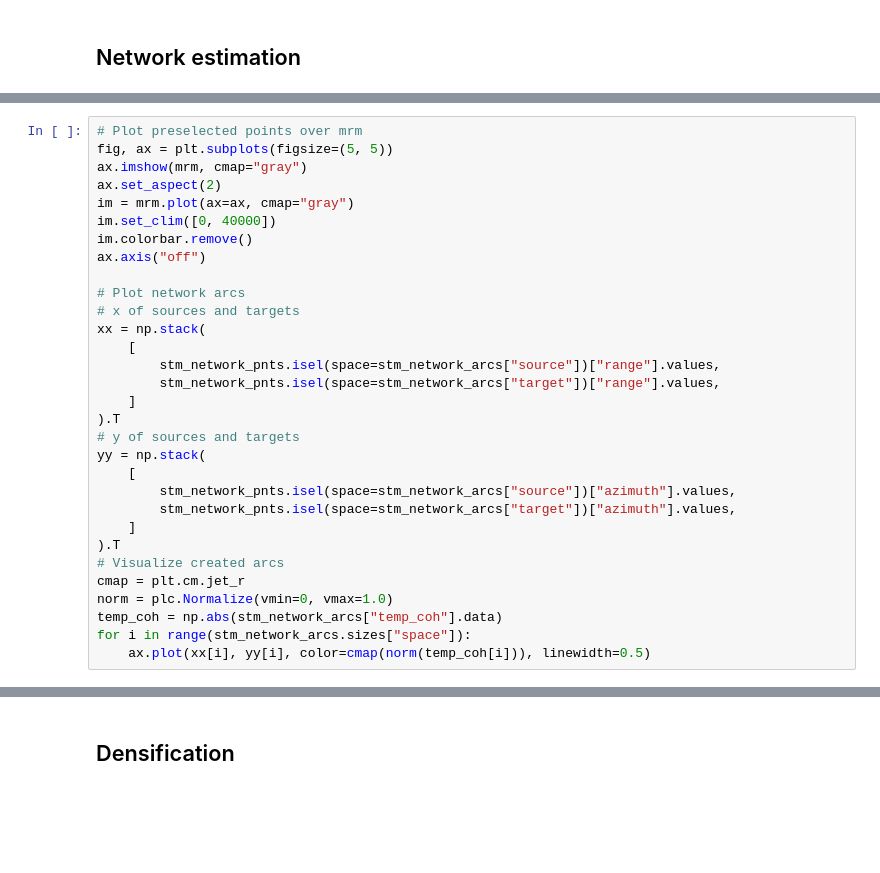
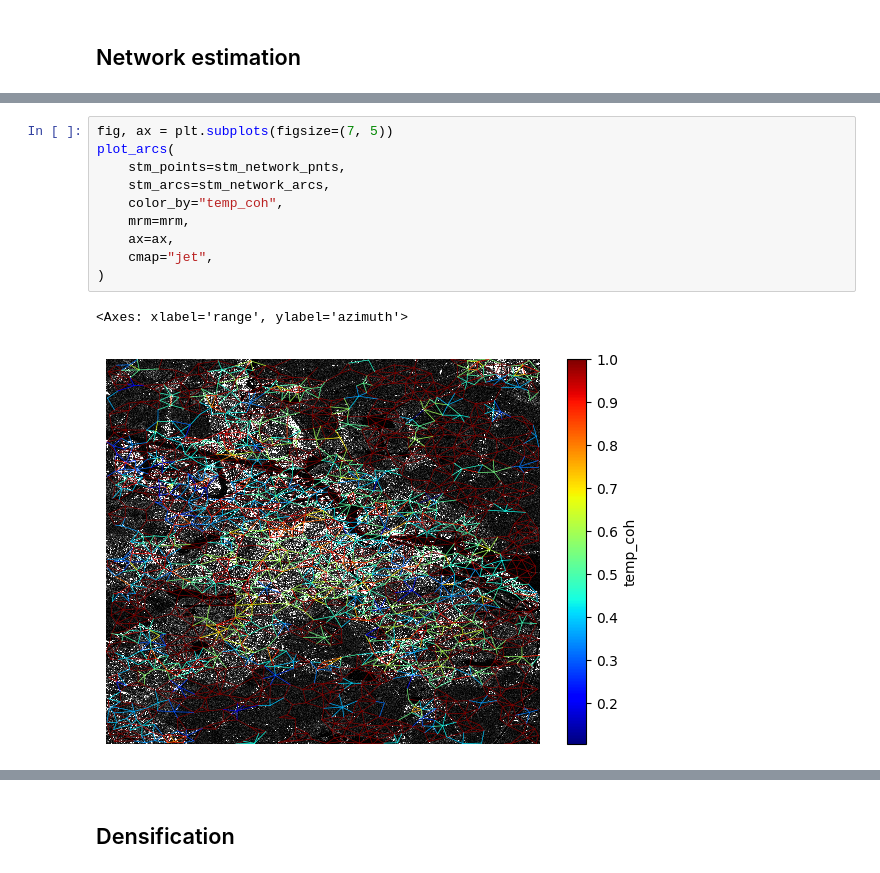
Before and after one commit to TUDelftGeodesy/DePSI, a Jupyter notebook: docs/notebooks/demo_depsi_full.ipynb, the cells around one changed output, grey strips where cells are left out. Saved outputs shown, nothing was run; the diff lists cells and outputs as text; blank space fills up the shorter version.

```diff
--- a/docs/notebooks/demo_depsi_full.ipynb
+++ b/docs/notebooks/demo_depsi_full.ipynb
@@ -217,34 +357,16 @@ stm_network_arcs
 # %%
-# Plot preselected points over mrm
-fig, ax = plt.subplots(figsize=(5, 5))
-ax.imshow(mrm, cmap="gray")
-ax.set_aspect(2)
-im = mrm.plot(ax=ax, cmap="gray")
-im.set_clim([0, 40000])
-im.colorbar.remove()
-ax.axis("off")
-
-# Plot network arcs
-# x of sources and targets
-xx = np.stack(
-    [
-        stm_network_pnts.isel(space=stm_network_arcs["source"])["range"].values,
-        stm_network_pnts.isel(space=stm_network_arcs["target"])["range"].values,
-    ]
-).T
-# y of sources and targets
-yy = np.stack(
-    [
-        stm_network_pnts.isel(space=stm_network_arcs["source"])["azimuth"].values,
-        stm_network_pnts.isel(space=stm_network_arcs["target"])["azimuth"].values,
-    ]
-).T
-# Visualize created arcs
-cmap = plt.cm.jet_r
-norm = plc.Normalize(vmin=0, vmax=1.0)
-temp_coh = np.abs(stm_network_arcs["temp_coh"].data)
-for i in range(stm_network_arcs.sizes["space"]):
-    ax.plot(xx[i], yy[i], color=cmap(norm(temp_coh[i])), linewidth=0.5)
+fig, ax = plt.subplots(figsize=(7, 5))
+plot_arcs(
+    stm_points=stm_network_pnts,
+    stm_arcs=stm_network_arcs,
+    color_by="temp_coh",
+    mrm=mrm,
+    ax=ax,
+    cmap="jet",
+)
+# %% [output]
+<Axes: xlabel='range', ylabel='azimuth'>
+[figure, added]
 # %%
 # Integrate ambiguities from arcs to points
 stm_network_arcs_solved, stm_network_pnts_solved = depsi.spatial_integration(
```
Also changed, not shown: parts of 17 cells of this notebook.
